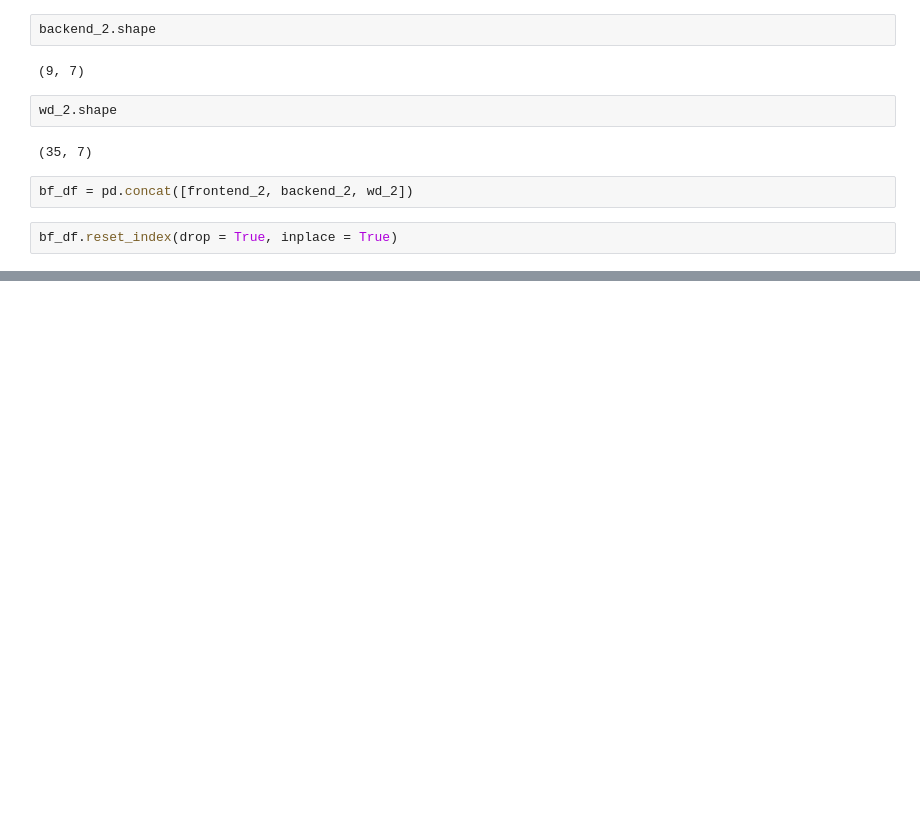
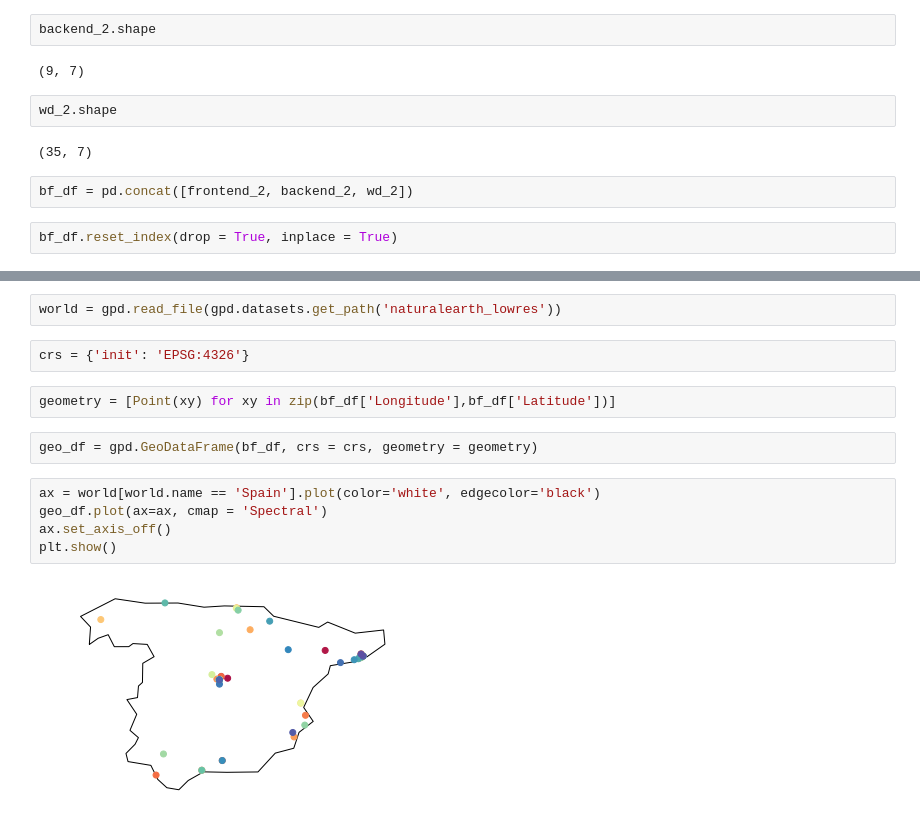
Before and after one commit to jbe1992/your-own-project, a Jupyter notebook: Project.ipynb, the cells around one changed output, grey strips where cells are left out. Saved outputs shown, nothing was run; the diff lists cells and outputs as text; blank space fills up the shorter version.

```diff
--- a/Project.ipynb
+++ b/Project.ipynb
@@ -109,0 +237,15 @@ plt.show()
+# %%
+world = gpd.read_file(gpd.datasets.get_path('naturalearth_lowres'))
+# %%
+crs = {'init': 'EPSG:4326'}
+# %%
+geometry = [Point(xy) for xy in zip(bf_df['Longitude'],bf_df['Latitude'])]
+# %%
+geo_df = gpd.GeoDataFrame(bf_df, crs = crs, geometry = geometry)
+# %%
+ax = world[world.name == 'Spain'].plot(color='white', edgecolor='black')
+geo_df.plot(ax=ax, cmap = 'Spectral')
+ax.set_axis_off()
+plt.show()
+# %% [output]
+[figure, added]
```
Also changed, not shown: parts of 22 cells of this notebook.
